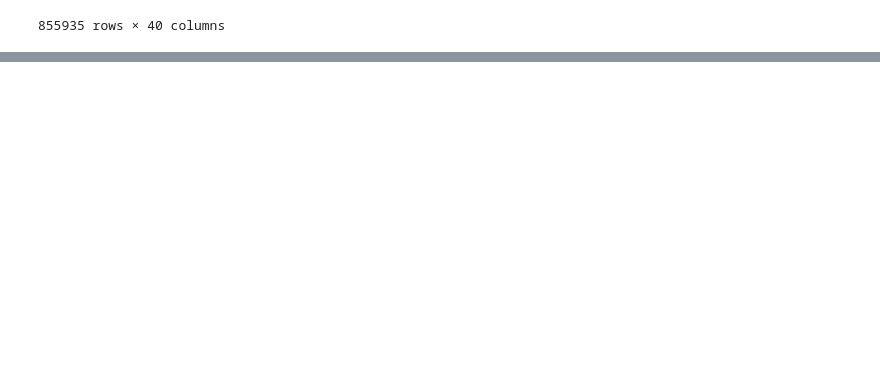
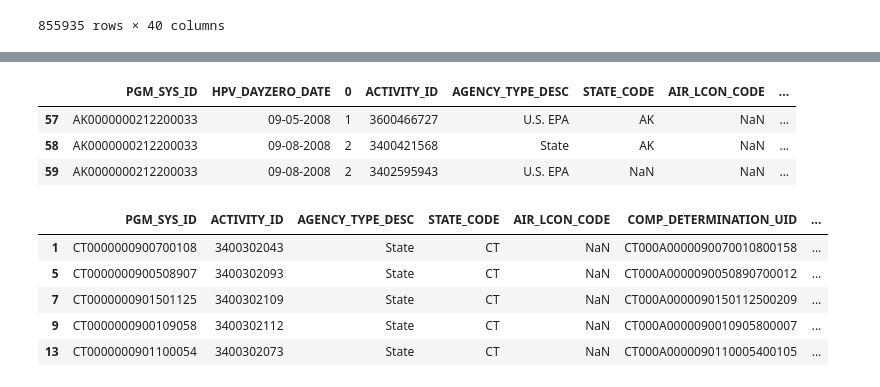
Before and after one commit to Aycrazy/ML_Project, a Jupyter notebook: ICIS_explore_2.ipynb, the cells around one changed output, grey strips where cells are left out. Saved outputs shown, nothing was run; the diff lists cells and outputs as text; code cells hidden in the pictures; blank space fills up the shorter version.

```diff
--- a/ICIS_explore_2.ipynb
+++ b/ICIS_explore_2.ipynb
@@ -597,0 +622,17 @@ pd.merge(facilities, afs_facilities, how = 'left', left_on='FACILITY_NAME', righ
+# %%
+#seems to work
+violations_by_year[violations_by_year.PGM_SYS_ID == 'AK0000000212200033']
+# %% [output]
+|  | PGM_SYS_ID | HPV_DAYZERO_DATE | 0 | ACTIVITY_ID | AGENCY_TYPE_DESC | STATE_CODE | AIR_LCON_CODE | ... |
+| 57 | AK0000000212200033 | 09-05-2008 | 1 | 3600466727 | U.S. EPA | AK | NaN | ... |
+| 58 | AK0000000212200033 | 09-08-2008 | 2 | 3400421568 | State | AK | NaN | ... |
+| 59 | AK0000000212200033 | 09-08-2008 | 2 | 3402595943 | U.S. EPA | NaN | NaN | ... |
+# %%
+df_violations.head(5)
+# %% [output]
+|  | PGM_SYS_ID | ACTIVITY_ID | AGENCY_TYPE_DESC | STATE_CODE | AIR_LCON_CODE | COMP_DETERMINATION_UID | ... |
+| 1 | CT0000000900700108 | 3400302043 | State | CT | NaN | CT000A0000090070010800158 | ... |
+| 5 | CT0000000900508907 | 3400302093 | State | CT | NaN | CT000A0000090050890700012 | ... |
+| 7 | CT0000000901501125 | 3400302109 | State | CT | NaN | CT000A0000090150112500209 | ... |
+| 9 | CT0000000900109058 | 3400302112 | State | CT | NaN | CT000A0000090010905800007 | ... |
+| 13 | CT0000000901100054 | 3400302073 | State | CT | NaN | CT000A0000090110005400105 | ... |
```
Also changed, not shown: parts of 19 cells of this notebook.
